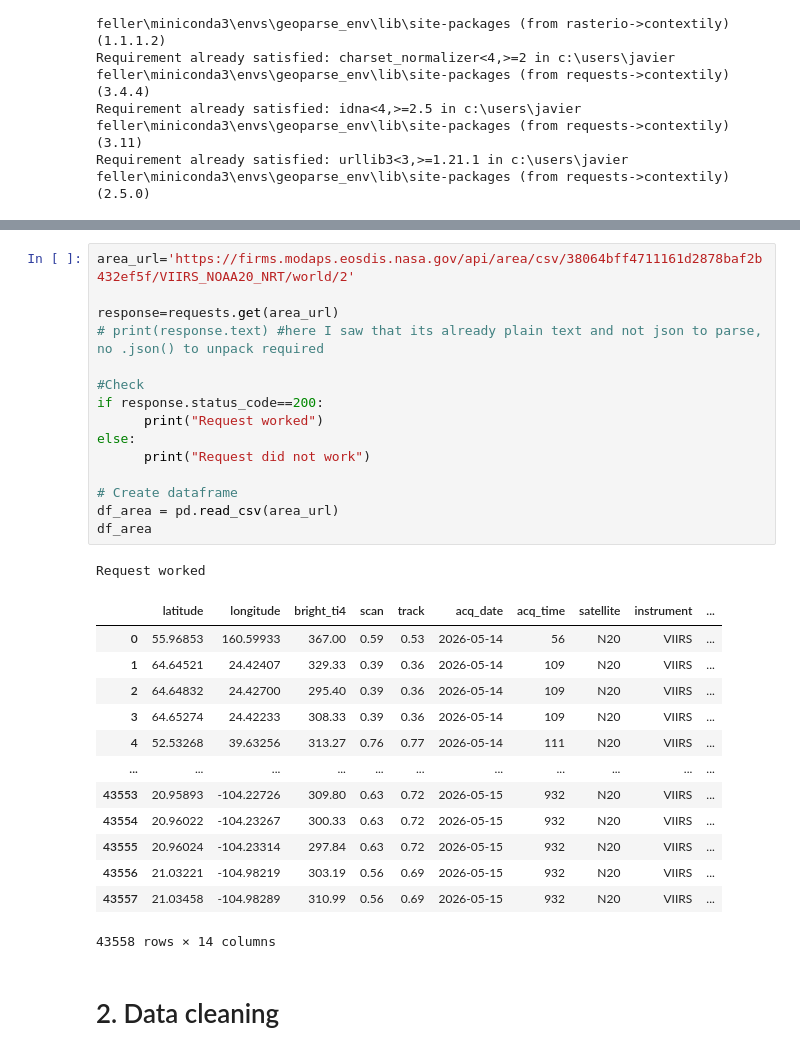
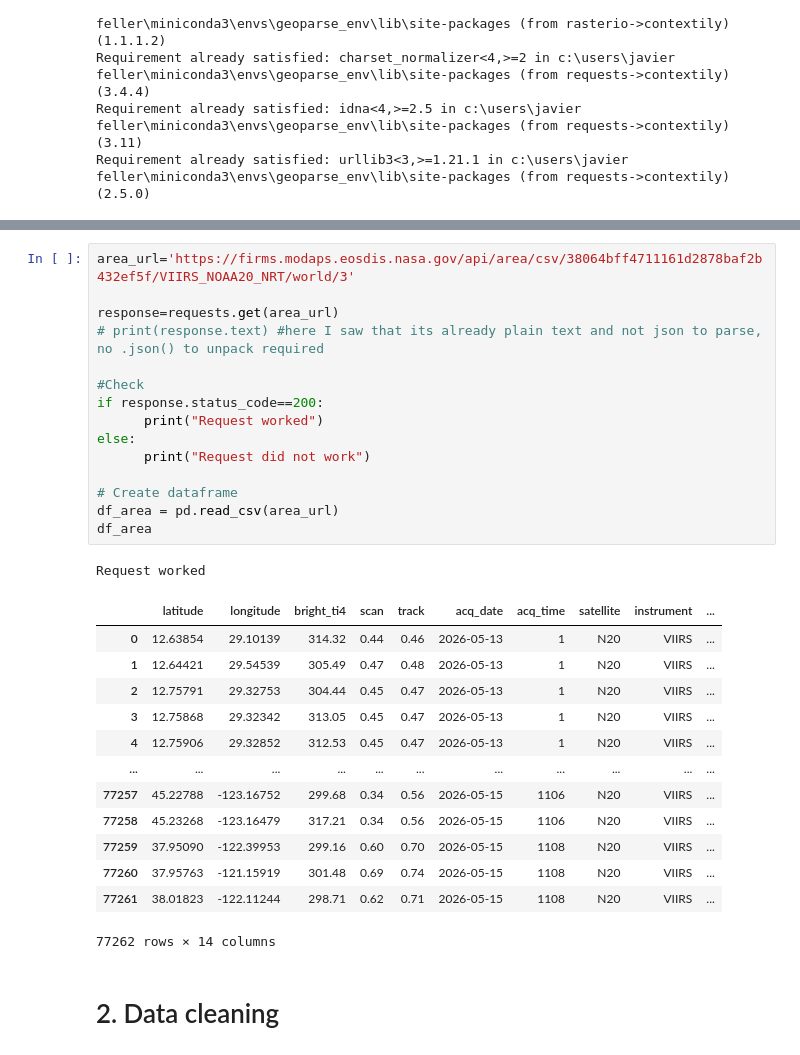
Before and after one commit to javierfeller/Project_SDS, a Jupyter notebook: notebooks/wildfire_project.ipynb, the cells around one changed output, grey strips where cells are left out. Saved outputs shown, nothing was run; the diff lists cells and outputs as text.

```diff
--- a/notebooks/wildfire_project.ipynb
+++ b/notebooks/wildfire_project.ipynb
@@ -43,33 +31,33 @@ wildfire_gdf.describe()
 # %%
-area_url='https://firms.modaps.eosdis.nasa.gov/api/area/csv/38064bff4711161d2878baf2b432ef5f/VIIRS_NOAA20_NRT/world/2'
+area_url='https://firms.modaps.eosdis.nasa.gov/api/area/csv/38064bff4711161d2878baf2b432ef5f/VIIRS_NOAA20_NRT/world/3'
 
 response=requests.get(area_url)
 # print(response.text) #here I saw that its already plain text and not json to parse, no .json() to unpack required
 
 #Check
 if response.status_code==200:
       print("Request worked")
 else:
       print("Request did not work")
 
 # Create dataframe
 df_area = pd.read_csv(area_url)
 df_area
 # %% [output]
 Request worked
 |  | latitude | longitude | bright_ti4 | scan | track | acq_date | acq_time | satellite | instrument | ... |
-| 0 | 55.96853 | 160.59933 | 367.00 | 0.59 | 0.53 | 2026-05-14 | 56 | N20 | VIIRS | ... |
-| 1 | 64.64521 | 24.42407 | 329.33 | 0.39 | 0.36 | 2026-05-14 | 109 | N20 | VIIRS | ... |
-| 2 | 64.64832 | 24.42700 | 295.40 | 0.39 | 0.36 | 2026-05-14 | 109 | N20 | VIIRS | ... |
-| 3 | 64.65274 | 24.42233 | 308.33 | 0.39 | 0.36 | 2026-05-14 | 109 | N20 | VIIRS | ... |
-| 4 | 52.53268 | 39.63256 | 313.27 | 0.76 | 0.77 | 2026-05-14 | 111 | N20 | VIIRS | ... |
+| 0 | 12.63854 | 29.10139 | 314.32 | 0.44 | 0.46 | 2026-05-13 | 1 | N20 | VIIRS | ... |
+| 1 | 12.64421 | 29.54539 | 305.49 | 0.47 | 0.48 | 2026-05-13 | 1 | N20 | VIIRS | ... |
+| 2 | 12.75791 | 29.32753 | 304.44 | 0.45 | 0.47 | 2026-05-13 | 1 | N20 | VIIRS | ... |
+| 3 | 12.75868 | 29.32342 | 313.05 | 0.45 | 0.47 | 2026-05-13 | 1 | N20 | VIIRS | ... |
+| 4 | 12.75906 | 29.32852 | 312.53 | 0.45 | 0.47 | 2026-05-13 | 1 | N20 | VIIRS | ... |
 | ... | ... | ... | ... | ... | ... | ... | ... | ... | ... | ... |
-| 43553 | 20.95893 | -104.22726 | 309.80 | 0.63 | 0.72 | 2026-05-15 | 932 | N20 | VIIRS | ... |
-| 43554 | 20.96022 | -104.23267 | 300.33 | 0.63 | 0.72 | 2026-05-15 | 932 | N20 | VIIRS | ... |
-| 43555 | 20.96024 | -104.23314 | 297.84 | 0.63 | 0.72 | 2026-05-15 | 932 | N20 | VIIRS | ... |
-| 43556 | 21.03221 | -104.98219 | 303.19 | 0.56 | 0.69 | 2026-05-15 | 932 | N20 | VIIRS | ... |
-| 43557 | 21.03458 | -104.98289 | 310.99 | 0.56 | 0.69 | 2026-05-15 | 932 | N20 | VIIRS | ... |
+| 77257 | 45.22788 | -123.16752 | 299.68 | 0.34 | 0.56 | 2026-05-15 | 1106 | N20 | VIIRS | ... |
+| 77258 | 45.23268 | -123.16479 | 317.21 | 0.34 | 0.56 | 2026-05-15 | 1106 | N20 | VIIRS | ... |
+| 77259 | 37.95090 | -122.39953 | 299.16 | 0.60 | 0.70 | 2026-05-15 | 1108 | N20 | VIIRS | ... |
+| 77260 | 37.95763 | -121.15919 | 301.48 | 0.69 | 0.74 | 2026-05-15 | 1108 | N20 | VIIRS | ... |
+| 77261 | 38.01823 | -122.11244 | 298.71 | 0.62 | 0.71 | 2026-05-15 | 1108 | N20 | VIIRS | ... |
-43558 rows × 14 columns
+77262 rows × 14 columns
 # %% [markdown]
 # 2. Data cleaning
 # %%
```
Also changed, not shown: parts of 10 cells of this notebook.
